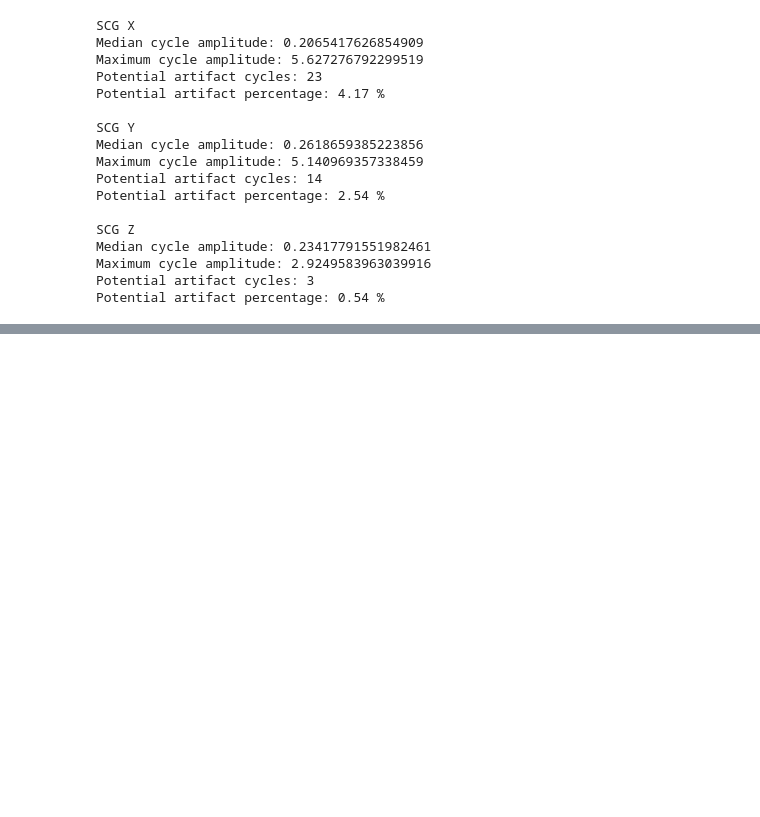
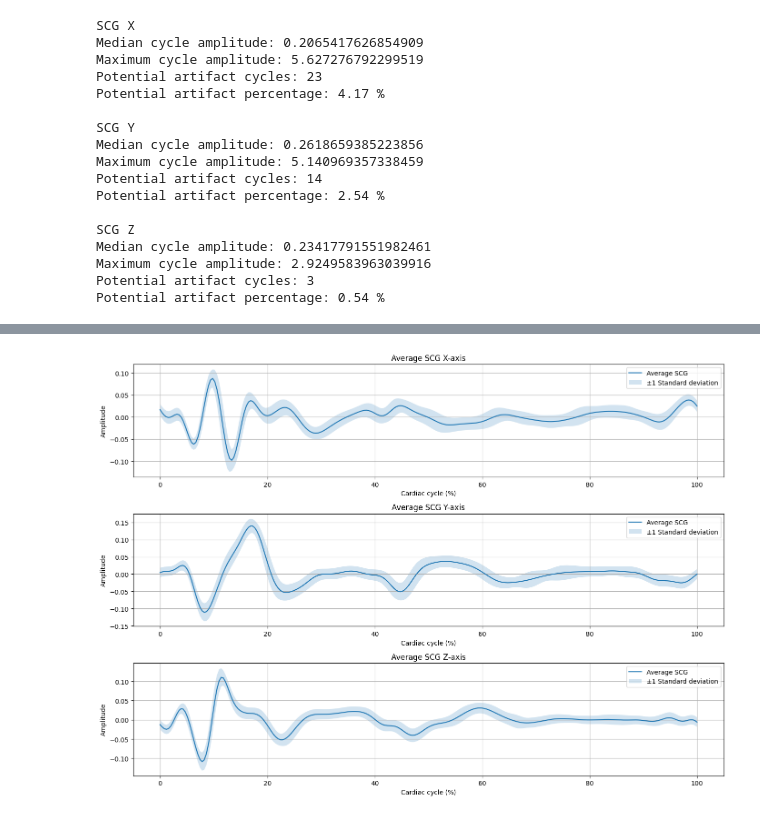
Before and after one commit to anishnath02/scg-classification, a Jupyter notebook: SCG_1.ipynb, the cells around one changed output, grey strips where cells are left out. Cells and saved outputs as stored; diff of their text form; code cells hidden in the pictures; blank space fills up the shorter version.

```diff
--- a/SCG_1.ipynb
+++ b/SCG_1.ipynb
@@ -639,0 +1174,54 @@ Potential artifact percentage: 0.54 %
+# %%
+
+import numpy as np
+import matplotlib.pyplot as plt
+
+# Resample every cycle to 256 points
+# This gives every cycle the same length.
+n_points = 256
+
+normalized_cycles = {}
+
+for axis in ["X", "Y", "Z"]:
+    normalized_cycles[axis] = np.array([
+        np.interp(
+            np.linspace(0, len(cycle)-1, n_points),
+            np.arange(len(cycle)),
+            cycle
+        )
+        for cycle in scg_cycles[axis]
+    ])
+
+# Calculate mean and standard deviation
+average_scg = {}
+std_scg = {}
+
+for axis in ["X", "Y", "Z"]:
+    average_scg[axis] = np.mean(normalized_cycles[axis], axis=0)
+    std_scg[axis] = np.std(normalized_cycles[axis], axis=0)
+
+# Plot average waveforms
+time_percent = np.linspace(0, 100, n_points)
+
+fig, axes = plt.subplots(3, 1, figsize=(14, 10))
+
+for ax, axis in zip(axes, ["X", "Y", "Z"]):
+    ax.plot(time_percent, average_scg[axis], label="Average SCG")
+    ax.fill_between(
+        time_percent,
+        average_scg[axis] - std_scg[axis],
+        average_scg[axis] + std_scg[axis],
+        alpha=0.2,
+        label="±1 Standard deviation"
+    )
+
+    ax.set_title(f"Average SCG {axis}-axis")
+    ax.set_xlabel("Cardiac cycle (%)")
+    ax.set_ylabel("Amplitude")
+    ax.grid(True)
+    ax.legend()
+
+plt.tight_layout()
+plt.show()
+# %% [output]
+[figure, added]
```
Also changed, not shown: parts of 44 cells of this notebook.
